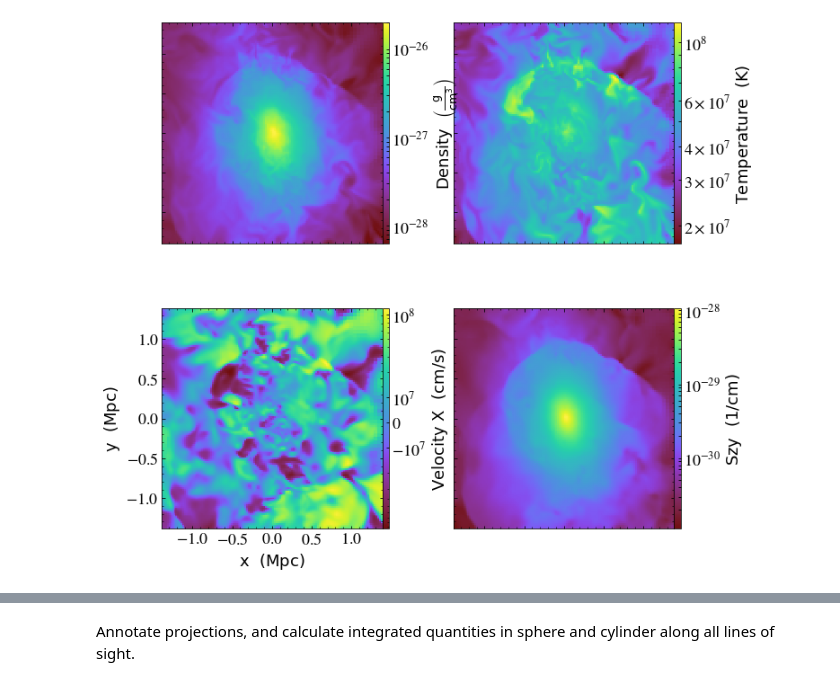
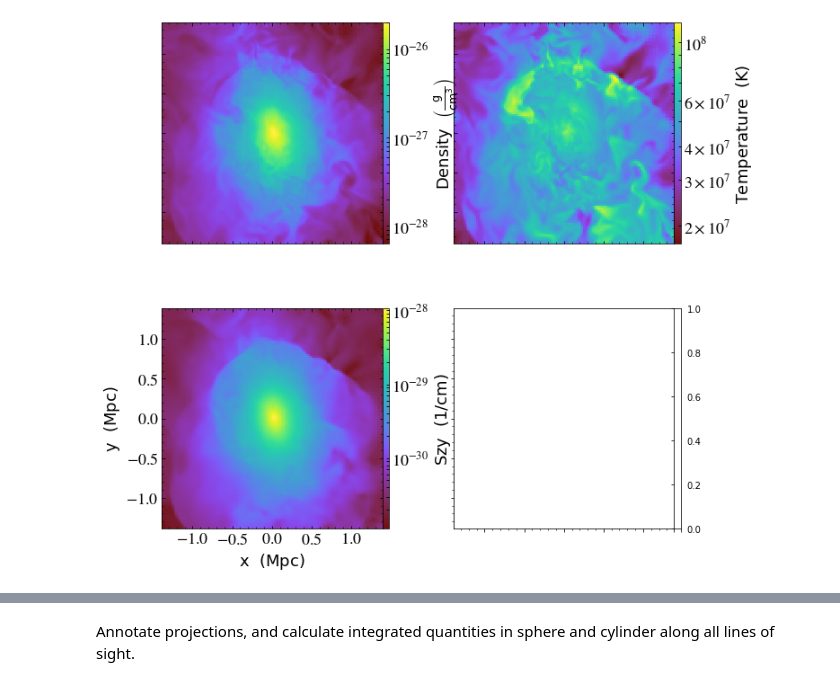
Before and after one commit to cavestruz/SZmaps, a Jupyter notebook: notebooks/SZscalingRelations.ipynb, the cells around one changed output, grey strips where cells are left out. Cells and saved outputs as stored; diff of their text form; code cells hidden in the pictures.

```diff
--- a/notebooks/SZscalingRelations.ipynb
+++ b/notebooks/SZscalingRelations.ipynb
@@ -33,7 +58,7 @@ grid = AxesGrid(fig, (0.075,0.075,0.85,0.85),
                 cbar_size="3%",
                 cbar_pad="0%")
 
-fields = ['density', 'temperature', 'velocity_x', 'szy']
+fields = ['density', 'temperature', 'szy']
 
 # Create the plot.  Since SlicePlot accepts a list of fields, we need only
 # do this once.
@@ -69,3 +90,3 @@ yt : [INFO     ] 2017-06-28 11:18:16,567 Making a fixed resolution buffer of (('
-[figure, old version]
+[figure, new version]
 # %%
 # Test reading in database, using database to delineate the r500c, r200m borders
```
Also changed, not shown: parts of 37 cells of this notebook, 2 other files.
